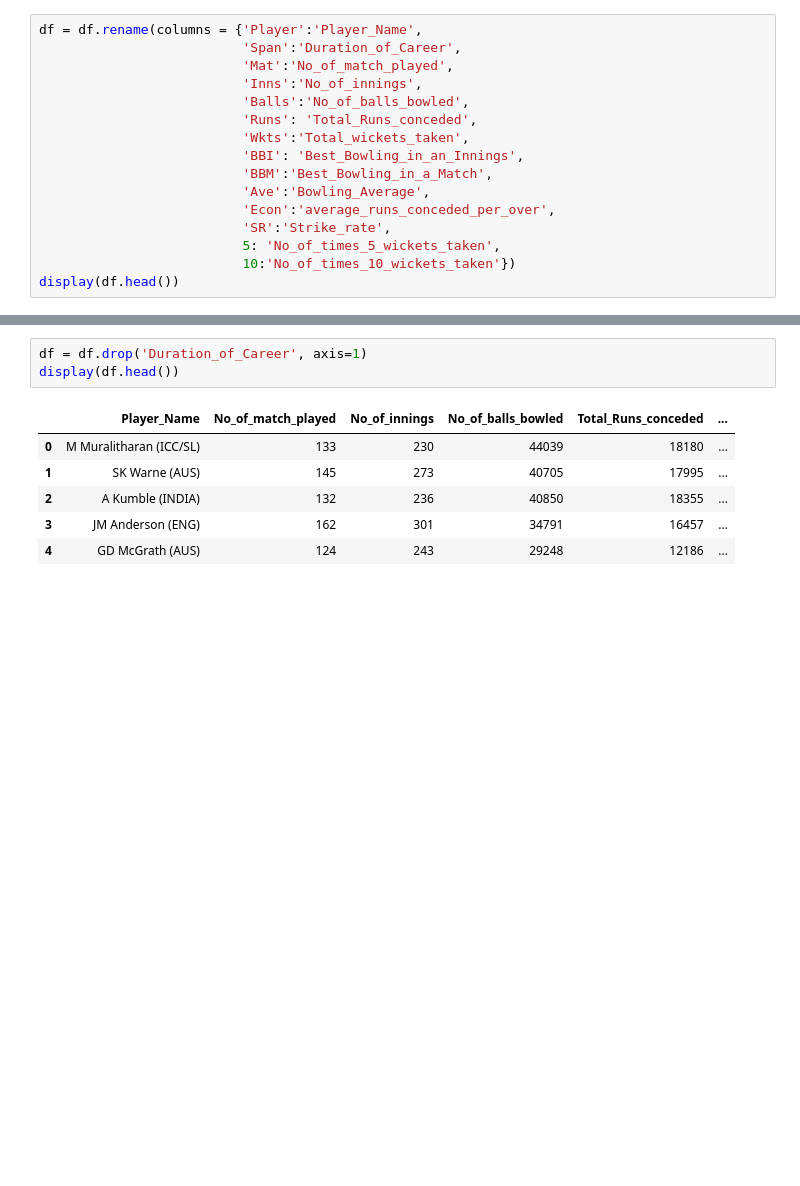
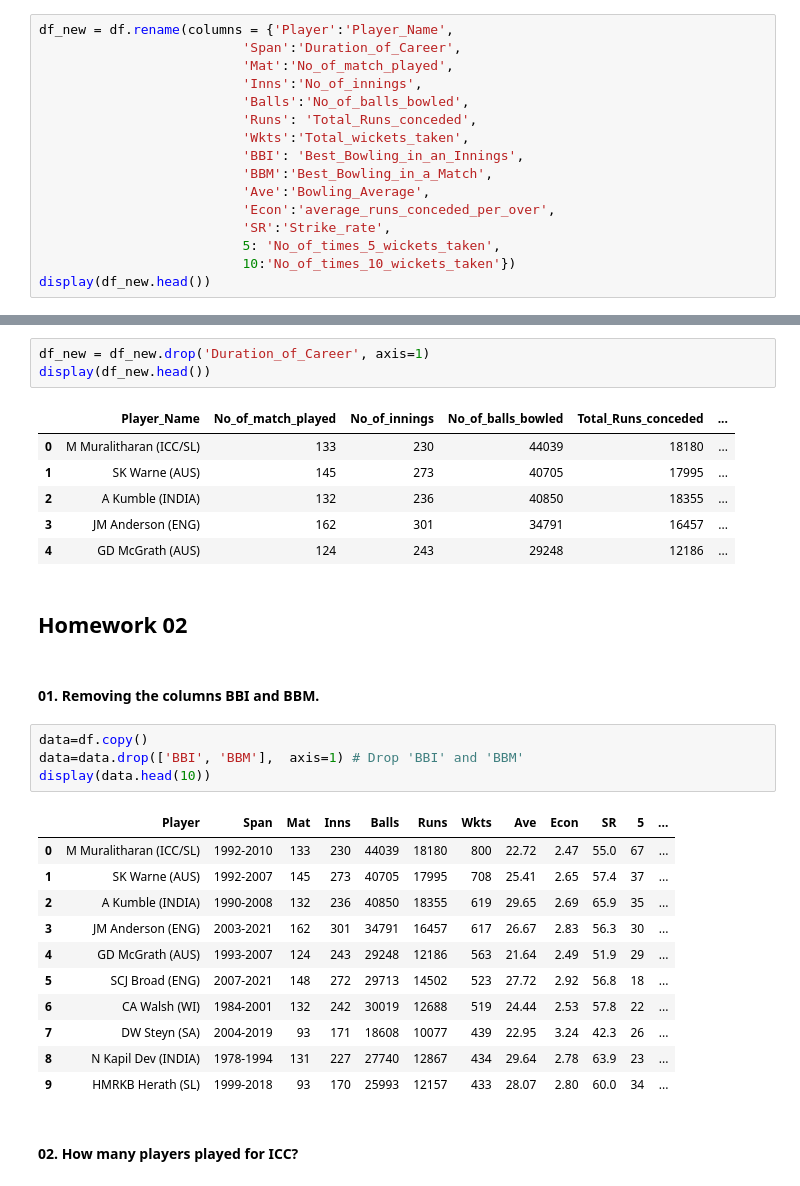
Before and after one commit to sumanbiswas3293/Test_Cricket_Bowling_Analysis, a Jupyter notebook: test_cricket_analysis.ipynb, the cells around one changed output, grey strips where cells are left out. Cells and saved outputs as stored; diff of their text form; blank space fills up the shorter version.

```diff
--- a/test_cricket_analysis.ipynb
+++ b/test_cricket_analysis.ipynb
@@ -120,7 +126,7 @@ dtype: int64
 # %% [markdown]
 #### 07. Rename the column names
 # %%
-df = df.rename(columns = {'Player':'Player_Name',
+df_new = df.rename(columns = {'Player':'Player_Name',
                           'Span':'Duration_of_Career',
                           'Mat':'No_of_match_played',
                           'Inns':'No_of_innings',
@@ -134,7 +140,7 @@ df = df.rename(columns = {'Player':'Player_Name',
                           'SR':'Strike_rate',
                           5: 'No_of_times_5_wickets_taken',
                           10:'No_of_times_10_wickets_taken'})
-display(df.head())
+display(df_new.head())
 # %% [output]
 |  | Player_Name | Duration_of_Career | No_of_match_played | No_of_innings | No_of_balls_bowled | ... |
 | 0 | M Muralitharan (ICC/SL) | 1992-2010 | 133 | 230 | 44039 | ... |
@@ -145,8 +151,8 @@ display(df.head())
 # %% [markdown]
 #### 08. Removing a column from the dataframe
 # %%
-df = df.drop('Duration_of_Career', axis=1)
-display(df.head())
+df_new = df_new.drop('Duration_of_Career', axis=1)
+display(df_new.head())
 # %% [output]
 |  | Player_Name | No_of_match_played | No_of_innings | No_of_balls_bowled | Total_Runs_conceded | ... |
 | 0 | M Muralitharan (ICC/SL) | 133 | 230 | 44039 | 18180 | ... |
@@ -154,3 +160,25 @@ display(df.head())
 | 2 | A Kumble (INDIA) | 132 | 236 | 40850 | 18355 | ... |
 | 3 | JM Anderson (ENG) | 162 | 301 | 34791 | 16457 | ... |
 | 4 | GD McGrath (AUS) | 124 | 243 | 29248 | 12186 | ... |
+# %% [markdown]
+## Homework 02
+# %% [markdown]
+#### 01. Removing the columns BBI and BBM.
+# %%
+data=df.copy()
+data=data.drop(['BBI', 'BBM'],  axis=1) # Drop 'BBI' and 'BBM'
+display(data.head(10))
+# %% [output]
+|  | Player | Span | Mat | Inns | Balls | Runs | Wkts | Ave | Econ | SR | 5 | ... |
+| 0 | M Muralitharan (ICC/SL) | 1992-2010 | 133 | 230 | 44039 | 18180 | 800 | 22.72 | 2.47 | 55.0 | 67 | ... |
+| 1 | SK Warne (AUS) | 1992-2007 | 145 | 273 | 40705 | 17995 | 708 | 25.41 | 2.65 | 57.4 | 37 | ... |
+| 2 | A Kumble (INDIA) | 1990-2008 | 132 | 236 | 40850 | 18355 | 619 | 29.65 | 2.69 | 65.9 | 35 | ... |
+| 3 | JM Anderson (ENG) | 2003-2021 | 162 | 301 | 34791 | 16457 | 617 | 26.67 | 2.83 | 56.3 | 30 | ... |
+| 4 | GD McGrath (AUS) | 1993-2007 | 124 | 243 | 29248 | 12186 | 563 | 21.64 | 2.49 | 51.9 | 29 | ... |
+| 5 | SCJ Broad (ENG) | 2007-2021 | 148 | 272 | 29713 | 14502 | 523 | 27.72 | 2.92 | 56.8 | 18 | ... |
+| 6 | CA Walsh (WI) | 1984-2001 | 132 | 242 | 30019 | 12688 | 519 | 24.44 | 2.53 | 57.8 | 22 | ... |
+| 7 | DW Steyn (SA) | 2004-2019 | 93 | 171 | 18608 | 10077 | 439 | 22.95 | 3.24 | 42.3 | 26 | ... |
+| 8 | N Kapil Dev (INDIA) | 1978-1994 | 131 | 227 | 27740 | 12867 | 434 | 29.64 | 2.78 | 63.9 | 23 | ... |
+| 9 | HMRKB Herath (SL) | 1999-2018 | 93 | 170 | 25993 | 12157 | 433 | 28.07 | 2.80 | 60.0 | 34 | ... |
+# %% [markdown]
+#### 02. How many players played for ICC?
```
Also changed, not shown: parts of 29 cells of this notebook.
